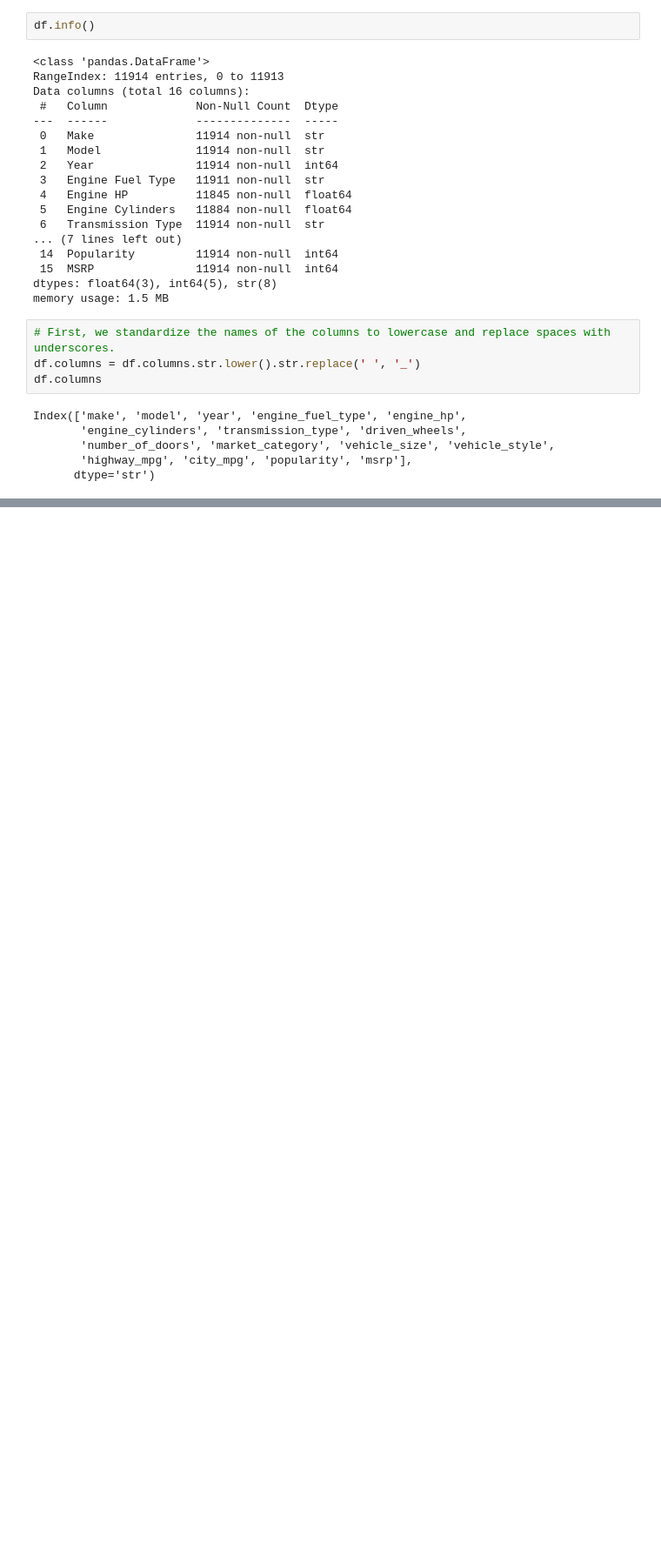
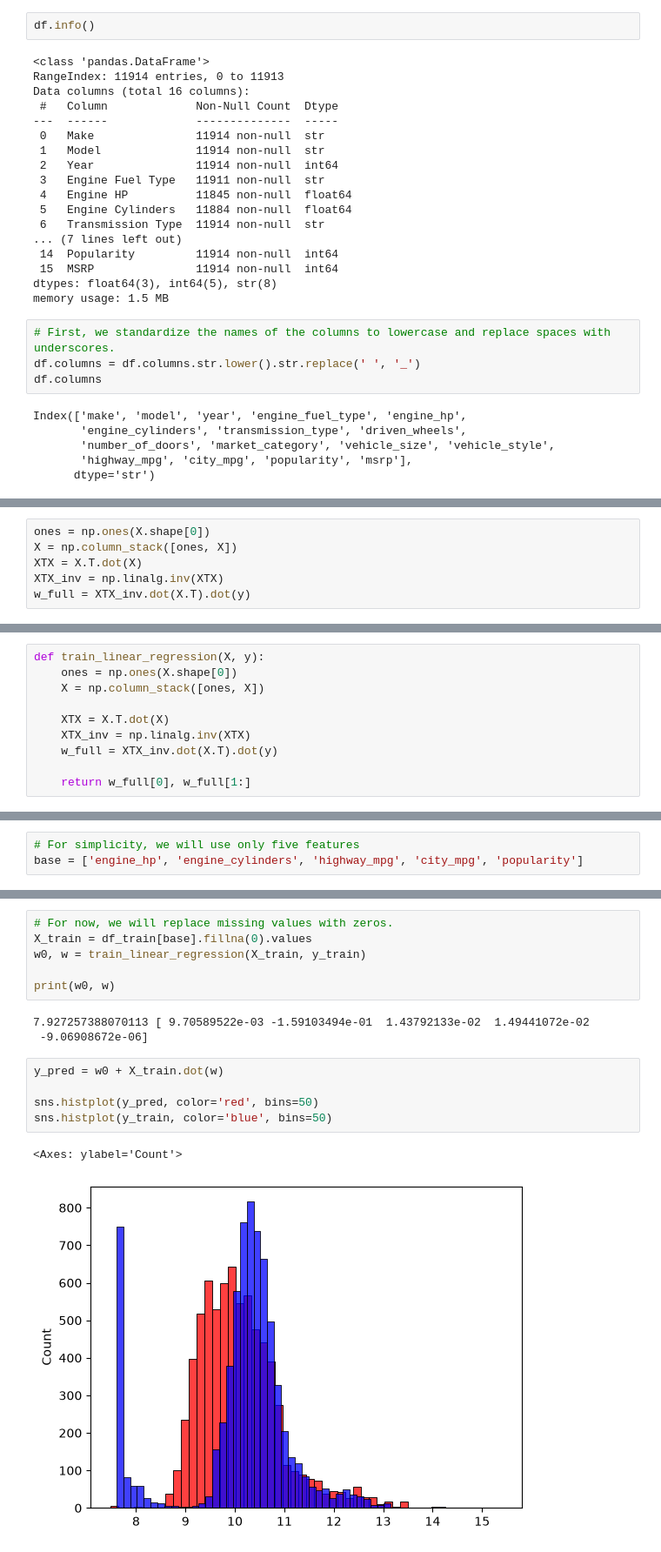
Before and after one commit to mateosironi/ML-Zoomcamp, a Jupyter notebook: homework02/notebook.ipynb, the cells around one changed output, grey strips where cells are left out. Shown at 87% size. Drawn from its saved outputs; the diff is of its cells as text; blank space fills up the shorter version.

Commit message:
Notes from the 2nd module (linear regression)

```diff
--- a/homework02/notebook.ipynb
+++ b/homework02/notebook.ipynb
@@ -56,0 +227,6 @@ strings = list(df.dtypes[df.dtypes == 'object'].index)
+# %%
+ones = np.ones(X.shape[0])
+X = np.column_stack([ones, X])
+XTX = X.T.dot(X)
+XTX_inv = np.linalg.inv(XTX)
+w_full = XTX_inv.dot(X.T).dot(y)
@@ -56,0 +237,10 @@ strings = list(df.dtypes[df.dtypes == 'object'].index)
+# %%
+def train_linear_regression(X, y):
+    ones = np.ones(X.shape[0])
+    X = np.column_stack([ones, X])
+
+    XTX = X.T.dot(X)
+    XTX_inv = np.linalg.inv(XTX)
+    w_full = XTX_inv.dot(X.T).dot(y)
+
+    return w_full[0], w_full[1:]
@@ -56,0 +259,3 @@ strings = list(df.dtypes[df.dtypes == 'object'].index)
+# %%
+# For simplicity, we will use only five features
+base = ['engine_hp', 'engine_cylinders', 'highway_mpg', 'city_mpg', 'popularity']
@@ -56,0 +280,17 @@ strings = list(df.dtypes[df.dtypes == 'object'].index)
+# %%
+# For now, we will replace missing values with zeros.
+X_train = df_train[base].fillna(0).values
+w0, w = train_linear_regression(X_train, y_train)
+
+print(w0, w)
+# %% [output]
+7.927257388070113 [ 9.70589522e-03 -1.59103494e-01  1.43792133e-02  1.49441072e-02
+ -9.06908672e-06]
+# %%
+y_pred = w0 + X_train.dot(w)
+
+sns.histplot(y_pred, color='red', bins=50)
+sns.histplot(y_train, color='blue', bins=50)
+# %% [output]
+<Axes: ylabel='Count'>
+[figure, added]
```
Also changed, not shown: parts of 43 cells of this notebook.
